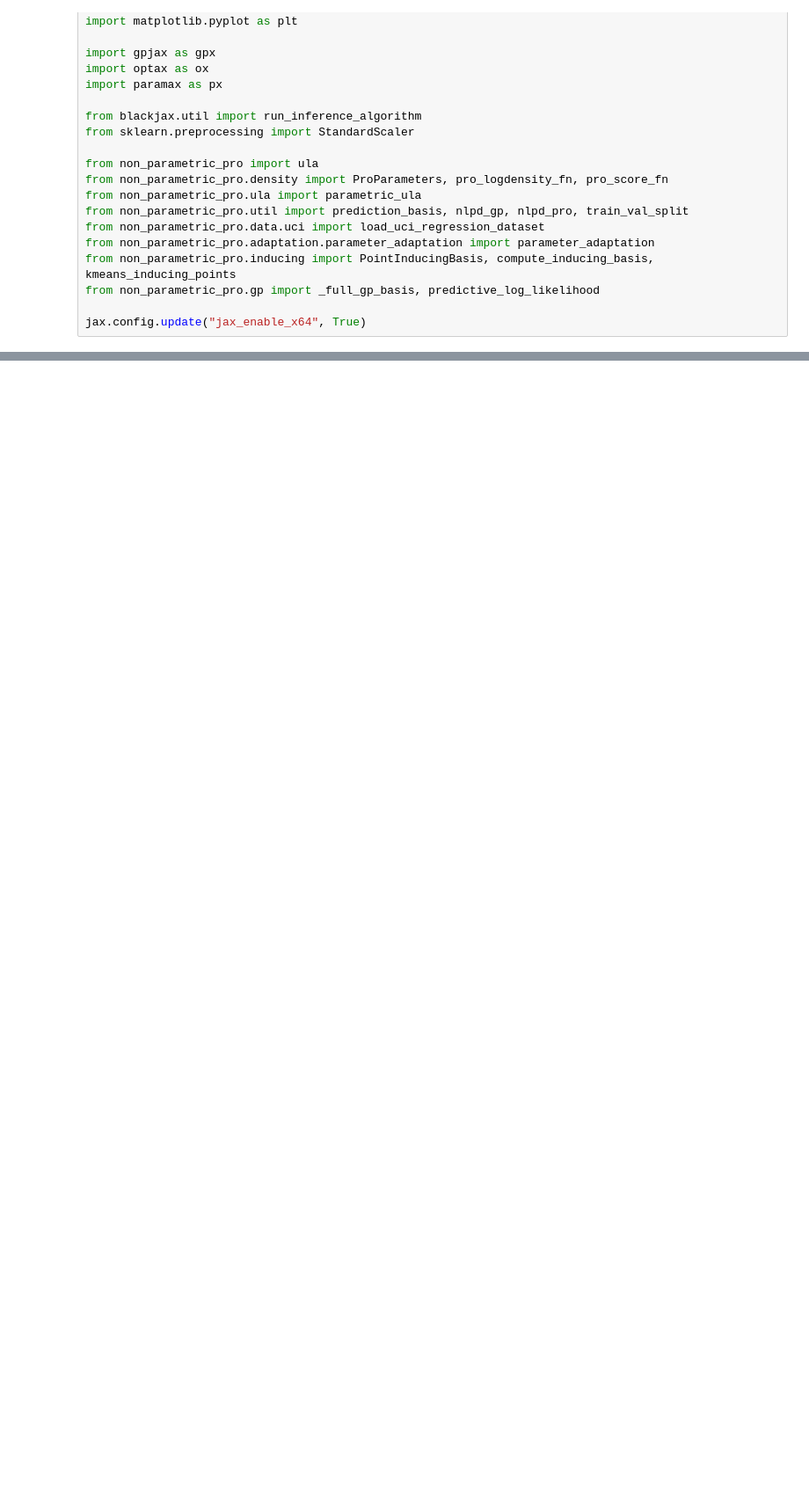
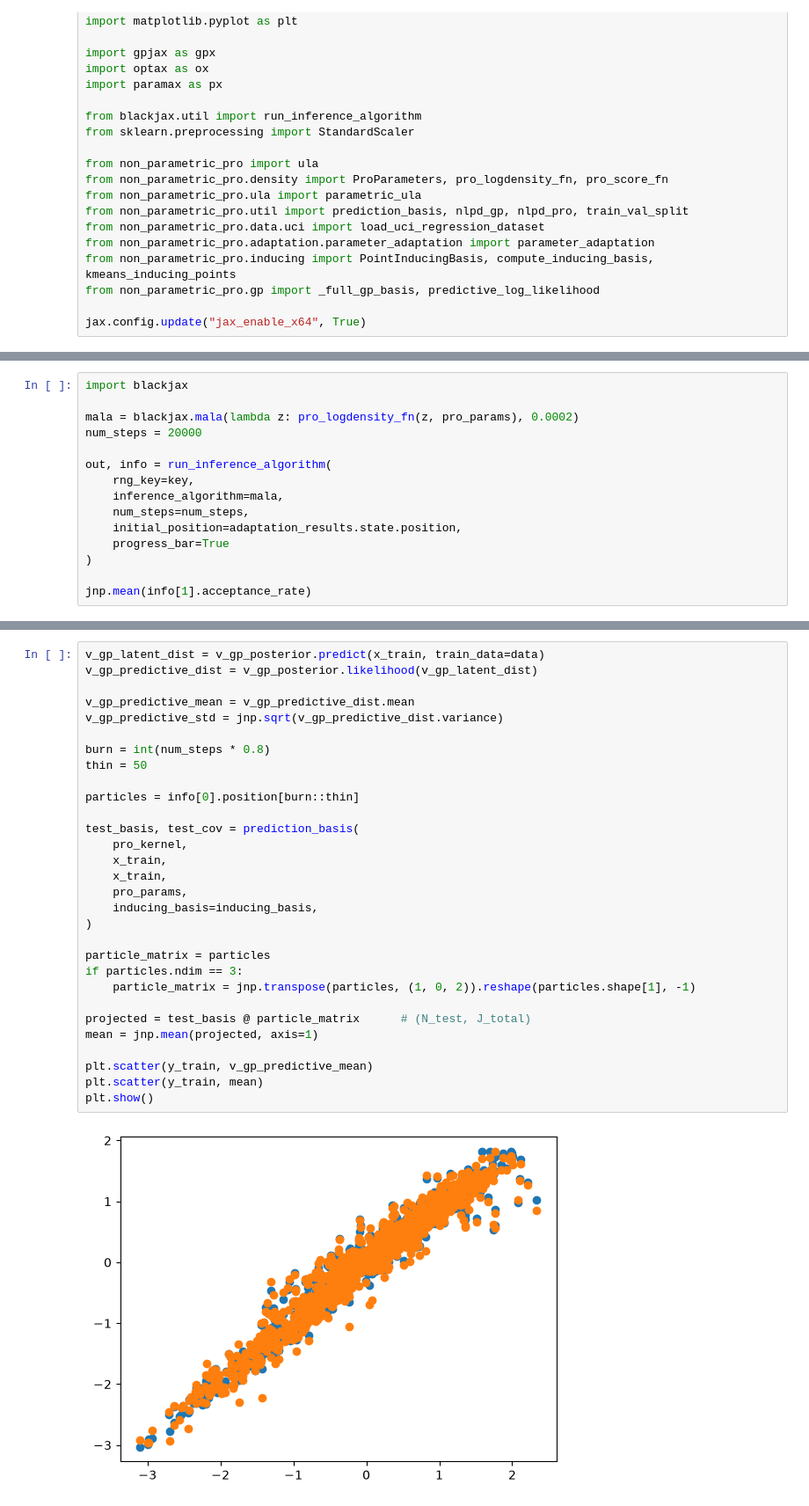
Before and after one commit to callum-kl/non-parametric-pro, a Jupyter notebook: notebooks/uci.ipynb, the cells around one changed output, grey strips where cells are left out. Shown at 88% size. Saved outputs shown, nothing was run; the diff lists cells and outputs as text; blank space fills up the shorter version.

```diff
--- a/notebooks/uci.ipynb
+++ b/notebooks/uci.ipynb
@@ -173,0 +173,15 @@ pro_params = pro_params._replace(y=y_train_full)
+# %%
+import blackjax
+
+mala = blackjax.mala(lambda z: pro_logdensity_fn(z, pro_params), 0.0002)
+num_steps = 20000
+
+out, info = run_inference_algorithm(
+    rng_key=key,
+    inference_algorithm=mala,
+    num_steps=num_steps,
+    initial_position=adaptation_results.state.position,
+    progress_bar=True
+)
+
+jnp.mean(info[1].acceptance_rate)
@@ -202,0 +206,32 @@ VGP NLPD: 0.22418248126653081
+# %%
+v_gp_latent_dist = v_gp_posterior.predict(x_train, train_data=data)
+v_gp_predictive_dist = v_gp_posterior.likelihood(v_gp_latent_dist)
+
+v_gp_predictive_mean = v_gp_predictive_dist.mean
+v_gp_predictive_std = jnp.sqrt(v_gp_predictive_dist.variance)
+
+burn = int(num_steps * 0.8)
+thin = 50
+
+particles = info[0].position[burn::thin]
+
+test_basis, test_cov = prediction_basis(
+    pro_kernel,
+    x_train,
+    x_train,
+    pro_params,
+    inducing_basis=inducing_basis,
+)
+
+particle_matrix = particles
+if particles.ndim == 3:
+    particle_matrix = jnp.transpose(particles, (1, 0, 2)).reshape(particles.shape[1], -1)
+
+projected = test_basis @ particle_matrix      # (N_test, J_total)
+mean = jnp.mean(projected, axis=1)
+
+plt.scatter(y_train, v_gp_predictive_mean)
+plt.scatter(y_train, mean)
+plt.show()
+# %% [output]
+[figure, added]
```
Also changed, not shown: parts of 18 cells of this notebook, 30 other files.
